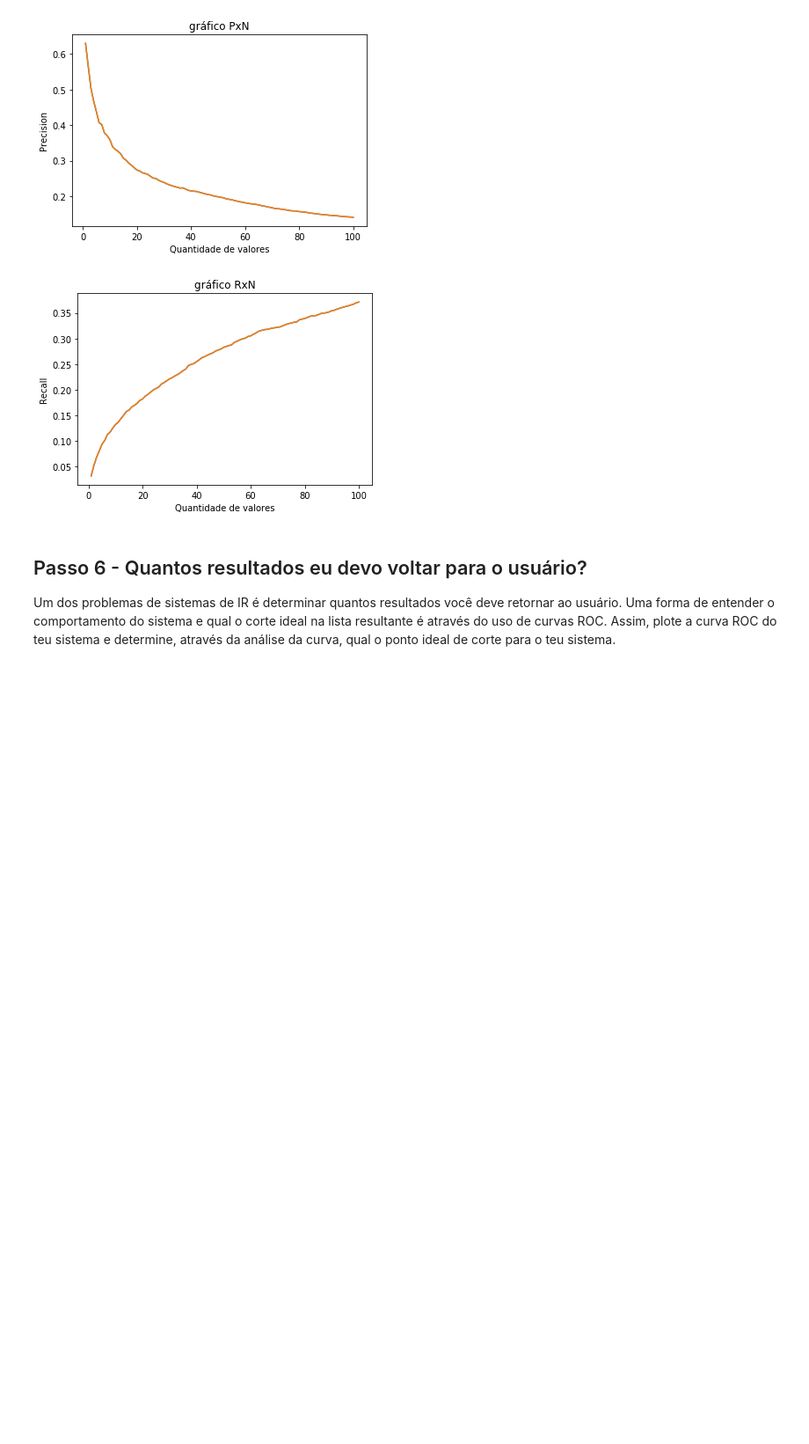
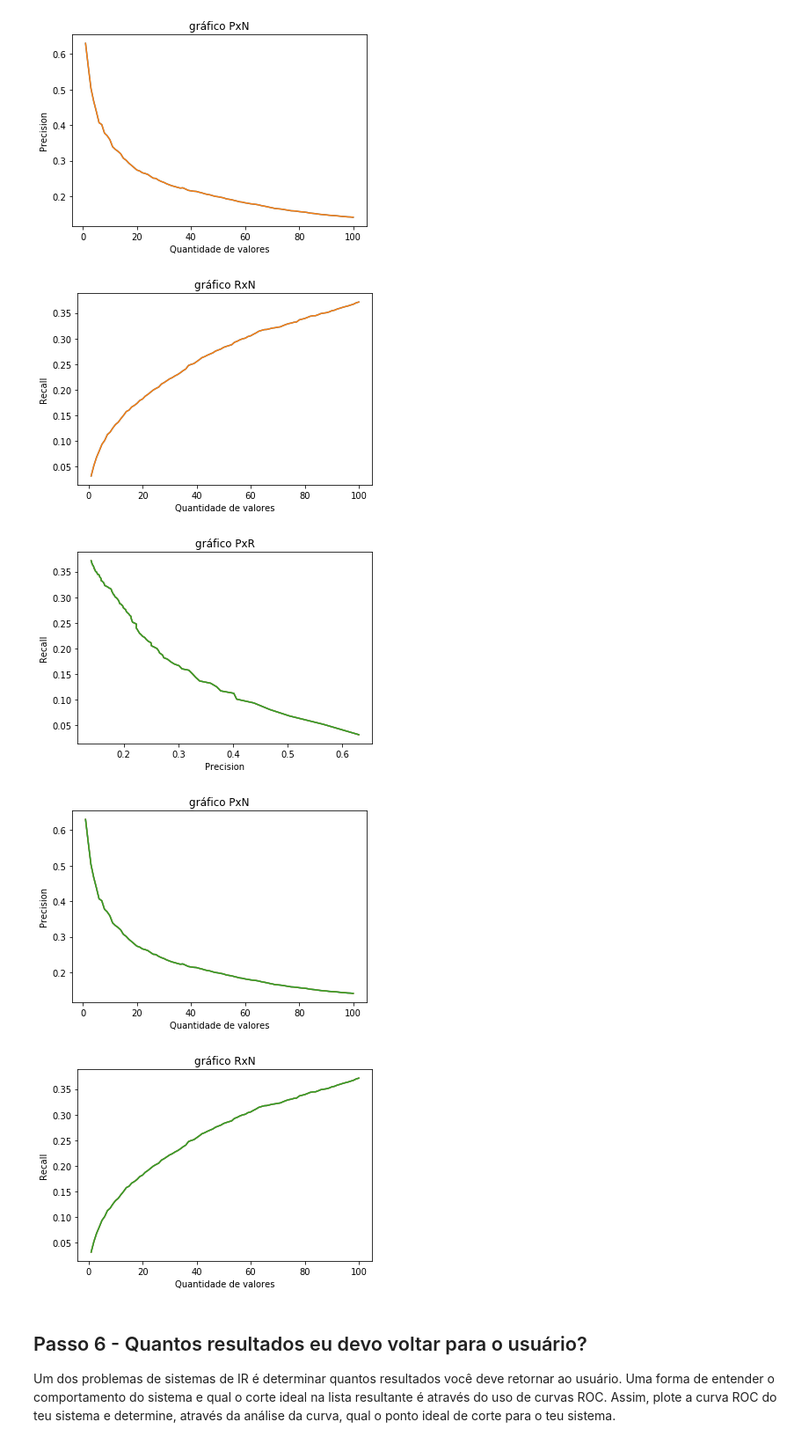
Before and after one commit to BravoNatalie/Avaliando_Sistemas_RI, a Jupyter notebook: Trabalho 3 - Avaliando sistemas de IR.ipynb, the cells around one changed output. Shown: that part at 88% size. Drawn from its saved outputs; the diff is of its cells as text; code cells hidden in the pictures; blank space fills up the shorter version.

Commit message:
Código de gráfico adaptado para os 3 testes

```diff
--- a/Trabalho 3 - Avaliando sistemas de IR.ipynb
+++ b/Trabalho 3 - Avaliando sistemas de IR.ipynb
@@ -500,18 +500,22 @@ Apresentar agora os gráficos do teu experimento. Você deve gerar um gráfico P
 import matplotlib.pyplot as plt
 
 #Função para plotar o gráfico de Precisão, Recall e PxR
-def plotGraph(queryFile,queryTest,analysisMatrix,queryTest2 = None):
+def plotGraph(queryFile, queryTest, Matrix, queryTest2 = None, queryTest3 = None):
     R = []
     P = []
     R_2 = []
     P_2 = []
-    tam = len(analysisMatrix)
+    R_3 = []
+    P_3 = []
+    tam = len(Matrix)
     for i in range(tam):
         n = i+1
         somaP = 0
         somaR = 0
         somaP_2 = 0
         somaR_2 = 0
+        somaP_3 = 0
+        somaR_3 = 0
         for j, query in enumerate(queryFile):
             relevant = getRelevant(query)
             retrivedN = getRetrived(queryTest[j], n)
@@ -521,15 +525,25 @@ def plotGraph(queryFile,queryTest,analysisMatrix,queryTest2 = None):
                 somaP_2 += getPrecision(relevant, retrivedN_2)
                 somaR_2 += getRecall(relevant, retrivedN_2)
 
+            if(queryTest3 is not None):
+                retrivedN_3 = getRetrived(queryTest3[j], n)
+                somaP_3 += getPrecision(relevant, retrivedN_3)
+                somaR_3 += getRecall(relevant, retrivedN_3)
+
 
             somaP += getPrecision(relevant, retrivedN) #P@n
             somaR += getRecall(relevant, retrivedN) #R@n
 
         P.append((somaP/tam))
         R.append((somaR/tam))
+
         if(queryTest2 is not None):
             P_2.append((somaP_2/tam))
             R_2.append((somaR_2/tam))
+
+        if(queryTest3 is not None):
+            P_3.append((somaP_3/tam))
+            R_3.append((somaR_3/tam))
 
 
     plt.title("gráfico PxR")
@@ -537,6 +551,9 @@ def plotGraph(queryFile,queryTest,analysisMatrix,queryTest2 = None):
 
     if(queryTest2 is not None):
         plt.plot(P_2,R_2)
+
+    if(queryTest3 is not None):
+        plt.plot(P_3,R_3)
 
     plt.xlabel("Precision")
     plt.ylabel("Recall")
@@ -548,6 +565,9 @@ def plotGraph(queryFile,queryTest,analysisMatrix,queryTest2 = None):
     if(queryTest2 is not None):
         plt.plot(range(1,tam +1), P_2)
 
+    if(queryTest3 is not None):
+        plt.plot(range(1,tam +1), P_3)
+
     plt.xlabel("Quantidade de valores")
     plt.ylabel("Precision")
     plt.show()
@@ -558,6 +578,9 @@ def plotGraph(queryFile,queryTest,analysisMatrix,queryTest2 = None):
     if(queryTest2 is not None):
         plt.plot(range(1,tam +1),R_2)
 
+    if(queryTest3 is not None):
+        plt.plot(range(1,tam +1),R_3)
+
     plt.xlabel("Quantidade de valores")
     plt.ylabel("Recall")
     plt.show()
@@ -673,6 +696,14 @@ plotGraph(queryFile,queryTest,analysisMatrix3,queryTest3)
 [figure]
 [figure]
 [figure]
+# %%
+#Plot do gráfico com os 3 schemas
+
+plotGraph(queryFile,queryTest,analysisMatrix3,queryTest2,queryTest3)
+# %% [output]
+[figure, added]
+[figure, added]
+[figure, added]
 # %% [markdown]
 ## Passo 6 - Quantos resultados eu devo voltar para o usuário?
 
```
Also changed, not shown: parts of 2 cells of this notebook, 6 other files.
